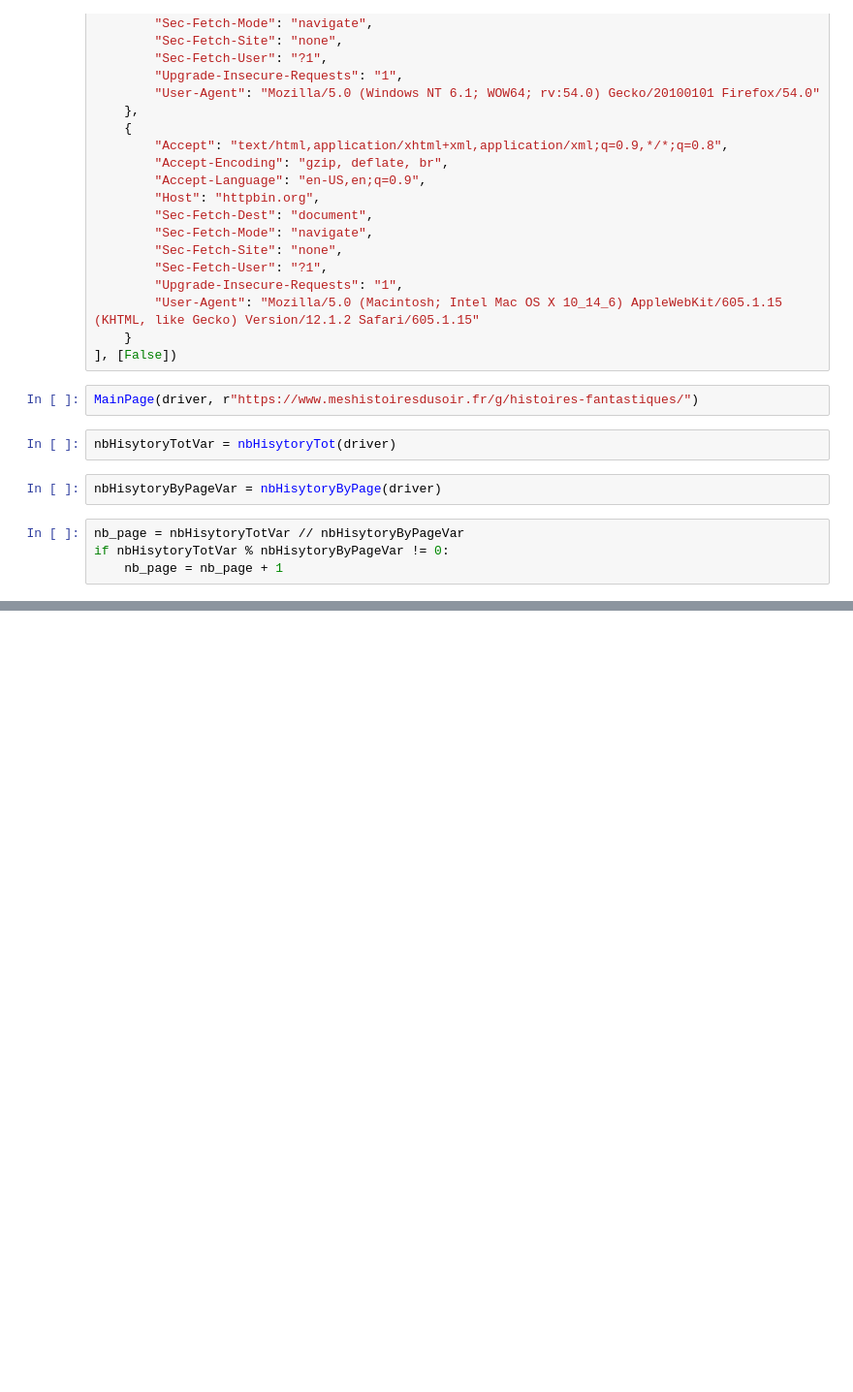
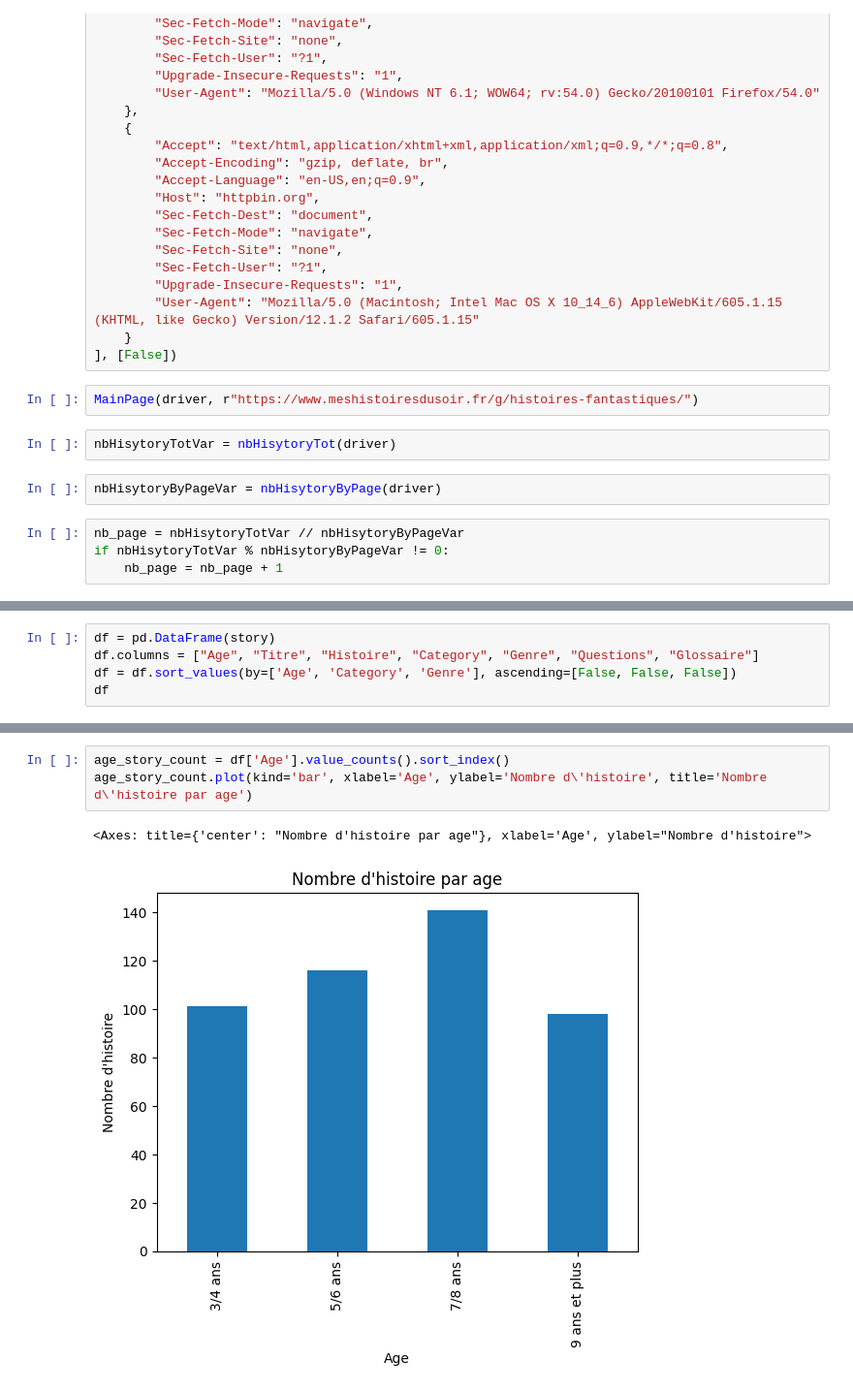
Before and after one commit to bertreux/M1_PYTHON-_WEBSCRAPPING, a Jupyter notebook: eval/selenium_scrapping_meshistoiresdusoir.ipynb, the cells around one changed output, grey strips where cells are left out. Shown at 97% size. Cells and saved outputs as stored; diff of their text form; blank space fills up the shorter version.

Commit message:
data analise

```diff
--- a/eval/selenium_scrapping_meshistoiresdusoir.ipynb
+++ b/eval/selenium_scrapping_meshistoiresdusoir.ipynb
@@ -296,0 +252,5 @@ story
+# %%
+df = pd.DataFrame(story)
+df.columns = ["Age", "Titre", "Histoire", "Category", "Genre", "Questions", "Glossaire"]
+df = df.sort_values(by=['Age', 'Category', 'Genre'], ascending=[False, False, False])
+df
@@ -296,0 +271,6 @@ story
+# %%
+age_story_count = df['Age'].value_counts().sort_index()
+age_story_count.plot(kind='bar', xlabel='Age', ylabel='Nombre d\'histoire', title='Nombre d\'histoire par age')
+# %% [output]
+<Axes: title={'center': "Nombre d'histoire par age"}, xlabel='Age', ylabel="Nombre d'histoire">
+[figure, added]
```
Also changed, not shown: parts of 7 cells of this notebook, 1 other file.
